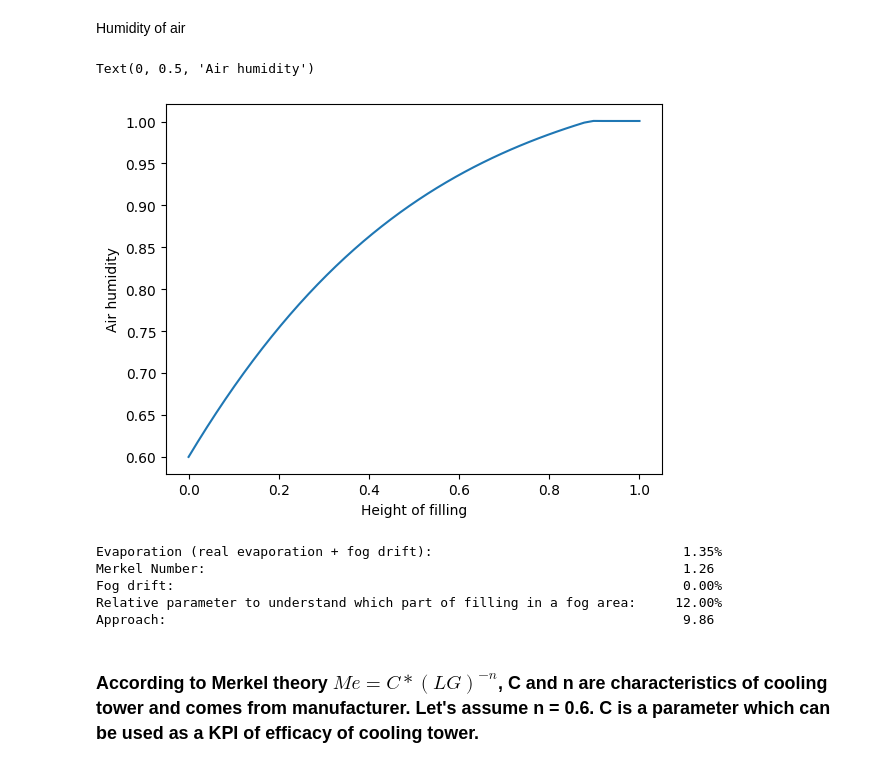
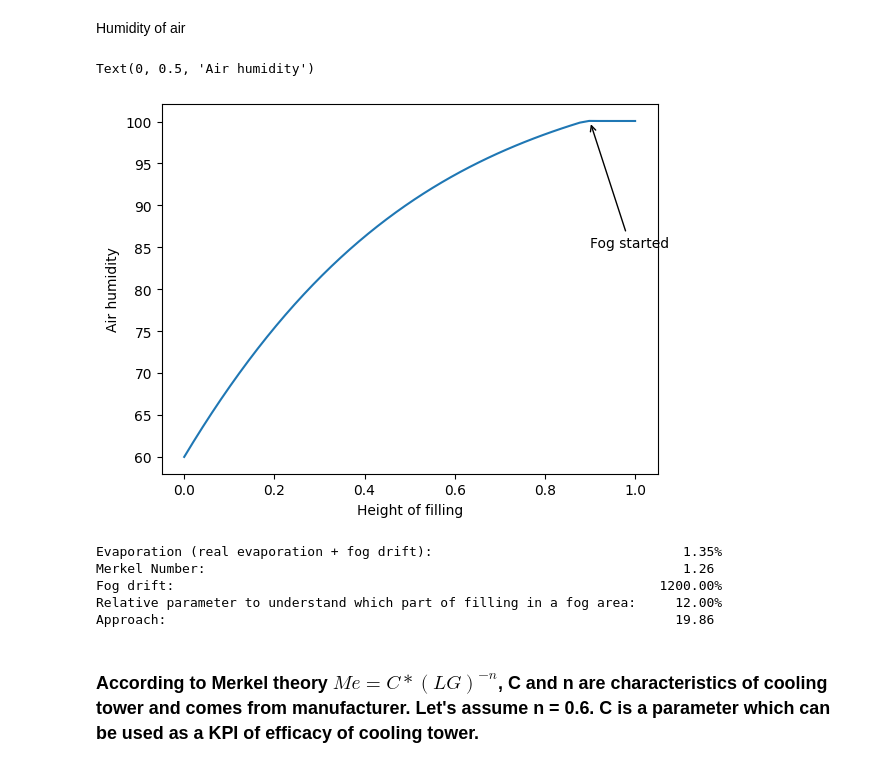
Before and after one commit to fscontrol/water_calc, a Jupyter notebook: poppe.ipynb, the cells around one changed output. Drawn from its saved outputs; the diff is of its cells as text; code cells hidden in the pictures.

```diff
--- a/poppe.ipynb
+++ b/poppe.ipynb
@@ -54,8 +34,8 @@ df
 # %% [markdown]
 Temperature profile (air temperature accross the tower)
 # %%
-x = (df["water_temp_c"] - df["water_temp_c"].min())/(df["water_temp_c"].max() - df["water_temp_c"].min())
-y = df["air_temp_c"]
+x = (solver.profiles["water_temp_c"] - solver.profiles["water_temp_c"].min())/(solver.profiles["water_temp_c"].max() - solver.profiles["water_temp_c"].min())
+y = solver.profiles["air_temp_c"]
 plt.plot(x, y)
 plt.xlabel("Height of filling")
 plt.ylabel("Air temperature")
@@ -65,19 +45,18 @@ Text(0, 0.5, 'Air temperature')
 # %% [markdown]
 Humidity of air
 # %%
-x = (df["water_temp_c"] - df["water_temp_c"].min())/(df["water_temp_c"].max() - df["water_temp_c"].min())
-y = df["air_rh_perc"]
+y = solver.profiles["air_rh_perc"]
 plt.plot(x, y)
 plt.xlabel("Height of filling")
 plt.annotate(
     "Fog started",
     xy=(0.9, 100),
     xycoords="data",
     xytext=(0.9, 85),
     textcoords="data",
     arrowprops=dict(arrowstyle="->")
 )
 plt.ylabel("Air humidity")
 # %% [output]
 Text(0, 0.5, 'Air humidity')
-[figure, old version]
+[figure, new version]
@@ -87,16 +63,16 @@ results = solver.process_results(df)
 # %%
 width = 70
-print(f"{'Evaporation (real evaporation + fog drift):':<{width}} {results['evaporation']*100:>8.2f}%")
-print(f"{'Merkel Number:':<{width}} {results['me']:>8.2f}")
-print(f"{'Fog drift:':<{width}} {results['fog']*100:>8.2f}%")
-print(f"{'Relative parameter to understand which part of filling in a fog area:':<{width}} {results['fog_force']:>8.2f}%")
-print(f"{'Approach:':<{width}} {25.0 - solver.air_in.wet_bulb_temperature():>8.2f}")
+print(f"{'Evaporation (real evaporation + fog drift):':<{width}} {solver.evaporation*100:>8.2f}%")
+print(f"{'Merkel Number:':<{width}} {me:>8.2f}")
+print(f"{'Fog drift:':<{width}} {solver.fog_force*100:>8.2f}%")
+print(f"{'Relative parameter to understand which part of filling in a fog area:':<{width}} {solver.fog_force:>8.2f}%")
+print(f"{'Approach:':<{width}} {solver.water_in.temp - solver.air_in.wet_bulb_temperature():>8.2f}")
 # %% [output]
 Evaporation (real evaporation + fog drift):                                1.35%
 Merkel Number:                                                             1.26
-Fog drift:                                                                 0.00%
+Fog drift:                                                              1200.00%
 Relative parameter to understand which part of filling in a fog area:     12.00%
-Approach:                                                                  9.86
+Approach:                                                                 19.86
 # %% [markdown]
 ### According to Merkel theory $Me = C * (LG)^{-n}$, C and n are characteristics of cooling tower and comes from manufacturer. Let's assume n = 0.6. C is a parameter which can be used as a KPI of efficacy of cooling tower.
 # %%
```
Also changed, not shown: parts of 11 cells of this notebook, 6 other files.
